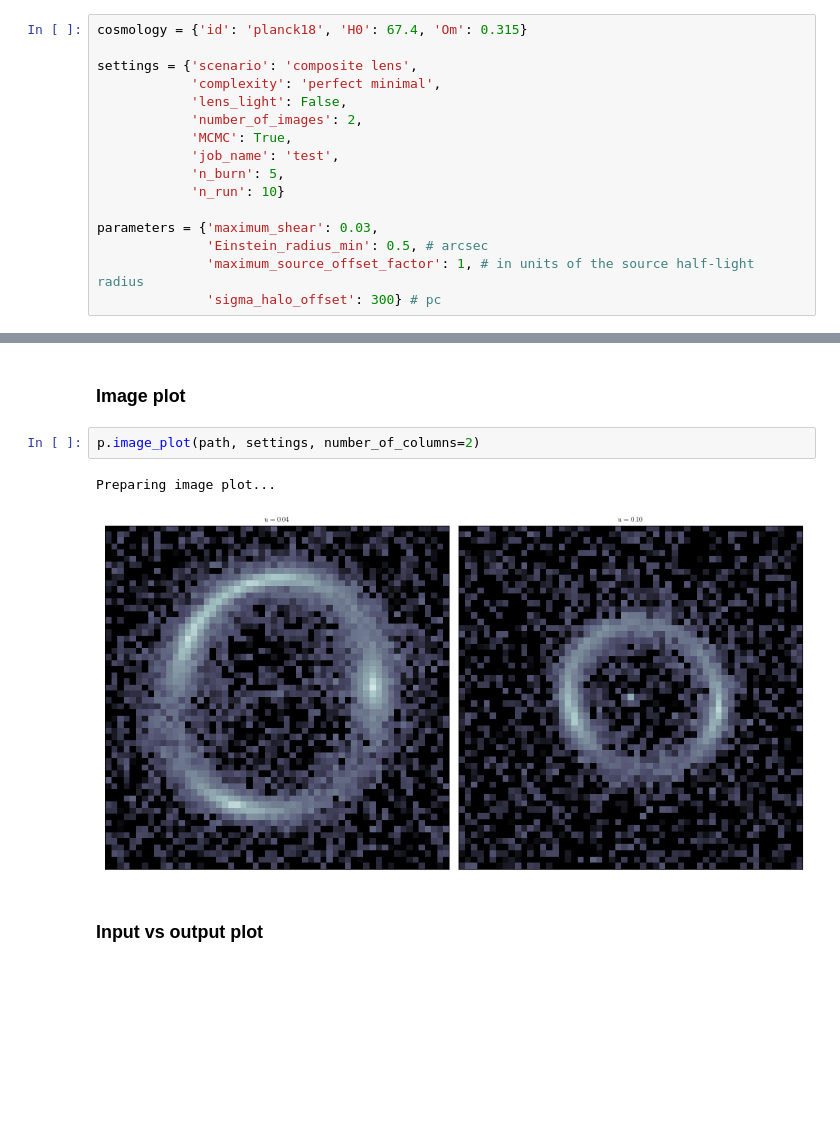
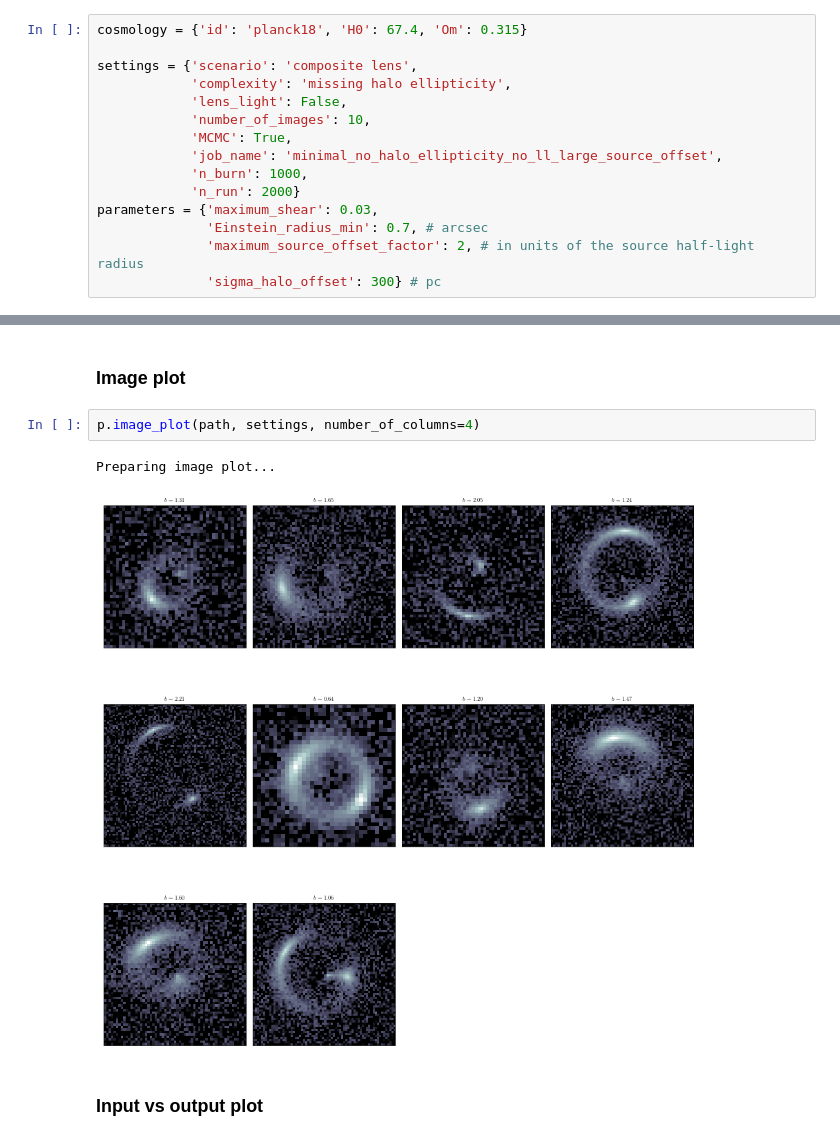
Before and after one commit to nataliehogg/analosis, a Jupyter notebook: analosis/notebooks/analosis_notebook.ipynb, the cells around one changed output, grey strips where cells are left out. Saved outputs shown, nothing was run; the diff lists cells and outputs as text; blank space fills up the shorter version.

```diff
--- a/analosis/notebooks/analosis_notebook.ipynb
+++ b/analosis/notebooks/analosis_notebook.ipynb
@@ -46,17 +46,16 @@ Other parameters.
 cosmology = {'id': 'planck18', 'H0': 67.4, 'Om': 0.315}
 
 settings = {'scenario': 'composite lens',
-            'complexity': 'perfect minimal',
+            'complexity': 'missing halo ellipticity',
             'lens_light': False,
-            'number_of_images': 2,
+            'number_of_images': 10,
             'MCMC': True,
-            'job_name': 'test',
-            'n_burn': 5,
-            'n_run': 10}
-
+            'job_name': 'minimal_no_halo_ellipticity_no_ll_large_source_offset',
+            'n_burn': 1000,
+            'n_run': 2000}
 parameters = {'maximum_shear': 0.03,
-              'Einstein_radius_min': 0.5, # arcsec
-              'maximum_source_offset_factor': 1, # in units of the source half-light radius
+              'Einstein_radius_min': 0.7, # arcsec
+              'maximum_source_offset_factor': 2, # in units of the source half-light radius
               'sigma_halo_offset': 300} # pc
 # %% [markdown]
 ### Run
@@ -99,10 +111,10 @@ p = Plots(cosmology, path)
 # %% [markdown]
 ### Image plot
 # %%
-p.image_plot(path, settings, number_of_columns=2)
+p.image_plot(path, settings, number_of_columns=4)
 # %% [output]
 Preparing image plot...
-[figure, old version]
+[figure, new version]
 # %% [markdown]
 ### Input vs output plot
 # %%
```
Also changed, not shown: parts of 5 cells of this notebook, 1 other file.
